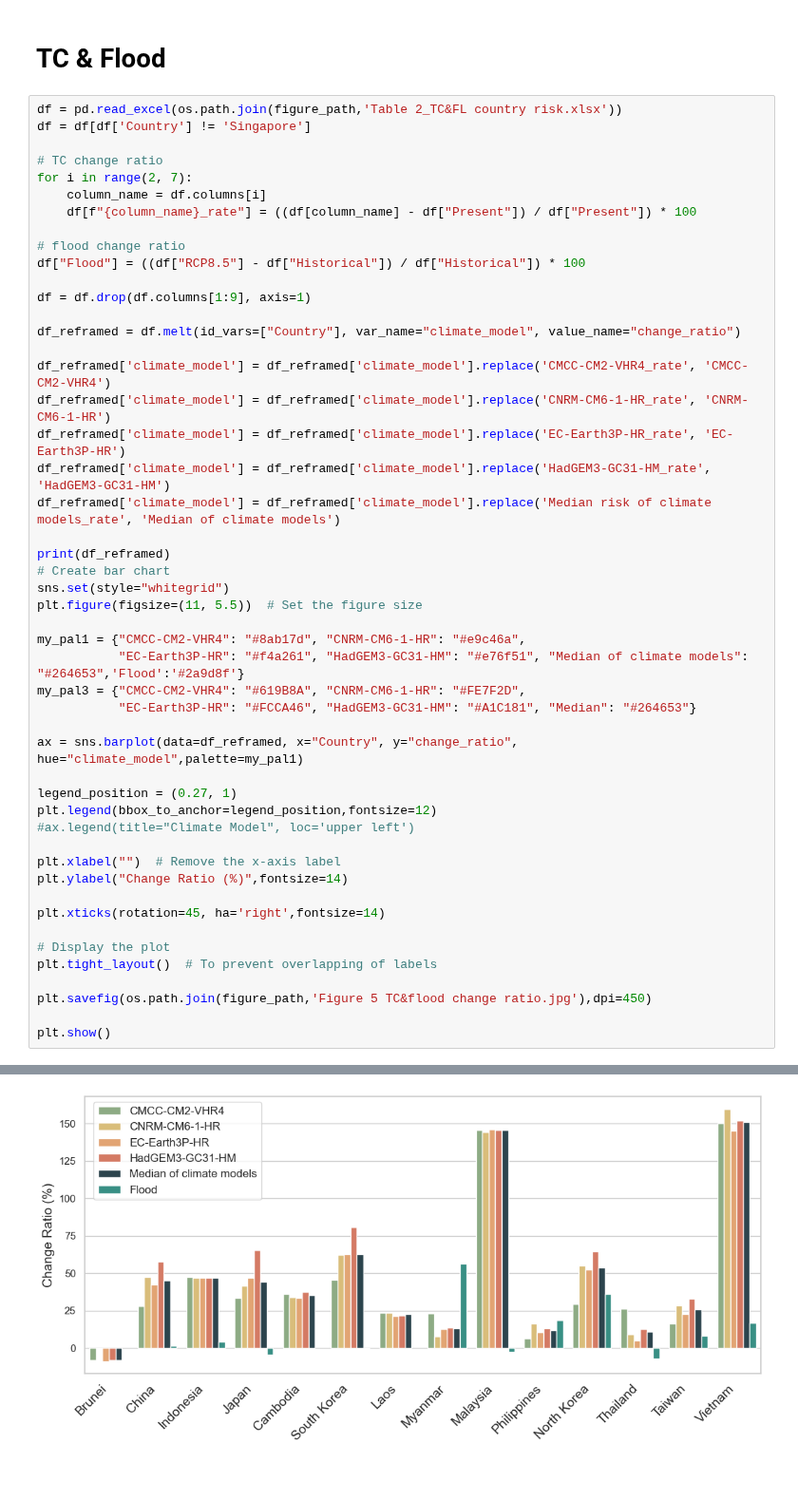
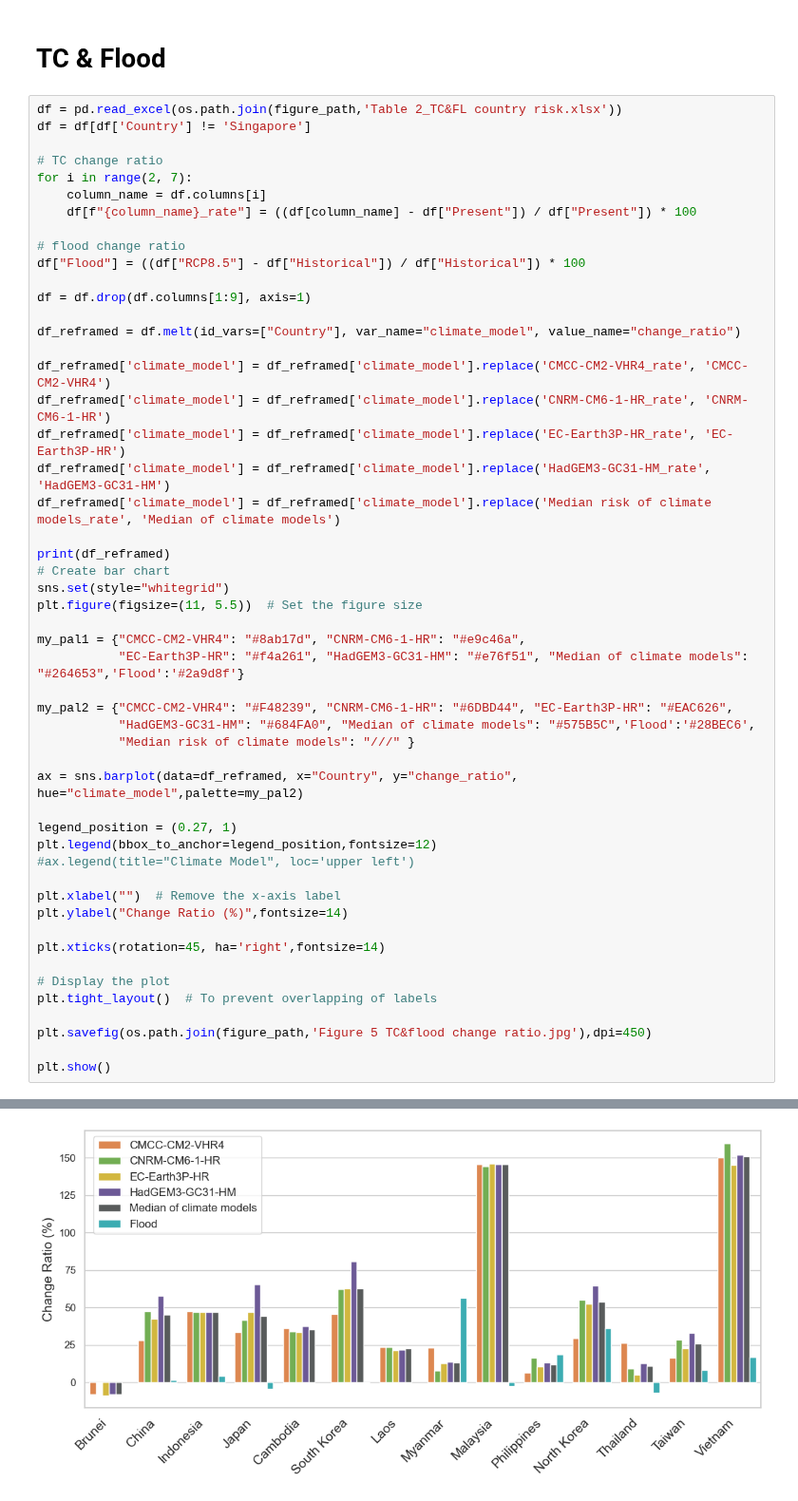
Before and after one commit to Mengqi-Ye/pg_risk_analysis, a Jupyter notebook: figures/Figure 6_change ratio.ipynb, the cells around one changed output, grey strips where cells are left out. Shown at 95% size. Drawn from its saved outputs; the diff is of its cells as text.

```diff
--- a/figures/Figure 5_change ratio.ipynb
+++ b/figures/Figure 6_change ratio.ipynb
@@ -160,39 +160,41 @@ plt.figure(figsize=(11, 5.5))  # Set the figure size
 
 my_pal1 = {"CMCC-CM2-VHR4": "#8ab17d", "CNRM-CM6-1-HR": "#e9c46a",
            "EC-Earth3P-HR": "#f4a261", "HadGEM3-GC31-HM": "#e76f51", "Median of climate models": "#264653",'Flood':'#2a9d8f'}
-my_pal3 = {"CMCC-CM2-VHR4": "#619B8A", "CNRM-CM6-1-HR": "#FE7F2D",
-           "EC-Earth3P-HR": "#FCCA46", "HadGEM3-GC31-HM": "#A1C181", "Median": "#264653"}
 
-ax = sns.barplot(data=df_reframed, x="Country", y="change_ratio", hue="climate_model",palette=my_pal1)
+my_pal2 = {"CMCC-CM2-VHR4": "#F48239", "CNRM-CM6-1-HR": "#6DBD44", "EC-Earth3P-HR": "#EAC626",
+           "HadGEM3-GC31-HM": "#684FA0", "Median of climate models": "#575B5C",'Flood':'#28BEC6',
+           "Median risk of climate models": "///" }
+
+ax = sns.barplot(data=df_reframed, x="Country", y="change_ratio", hue="climate_model",palette=my_pal2)
 
 legend_position = (0.27, 1)
 plt.legend(bbox_to_anchor=legend_position,fontsize=12)
 #ax.legend(title="Climate Model", loc='upper left')
 
 plt.xlabel("")  # Remove the x-axis label
 plt.ylabel("Change Ratio (%)",fontsize=14)
 
 plt.xticks(rotation=45, ha='right',fontsize=14)
 
 # Display the plot
 plt.tight_layout()  # To prevent overlapping of labels
 
 plt.savefig(os.path.join(figure_path,'Figure 5 TC&flood change ratio.jpg'),dpi=450)
 
 plt.show()
 # %% [output]
         Country  climate_model  change_ratio
 0        Brunei  CMCC-CM2-VHR4     -7.943249
 1         China  CMCC-CM2-VHR4     28.119271
 2     Indonesia  CMCC-CM2-VHR4     47.580476
 3         Japan  CMCC-CM2-VHR4     33.305480
 4      Cambodia  CMCC-CM2-VHR4     36.182413
 ..          ...            ...           ...
 79  Philippines          Flood     18.729150
 80  North Korea          Flood     36.110998
 81     Thailand          Flood     -7.139897
 82       Taiwan          Flood      8.190013
 83      Vietnam          Flood     17.079488
 
 [84 rows x 3 columns]
-[figure, old version]
+[figure, new version]
```
Also changed, not shown: 2 other files.
